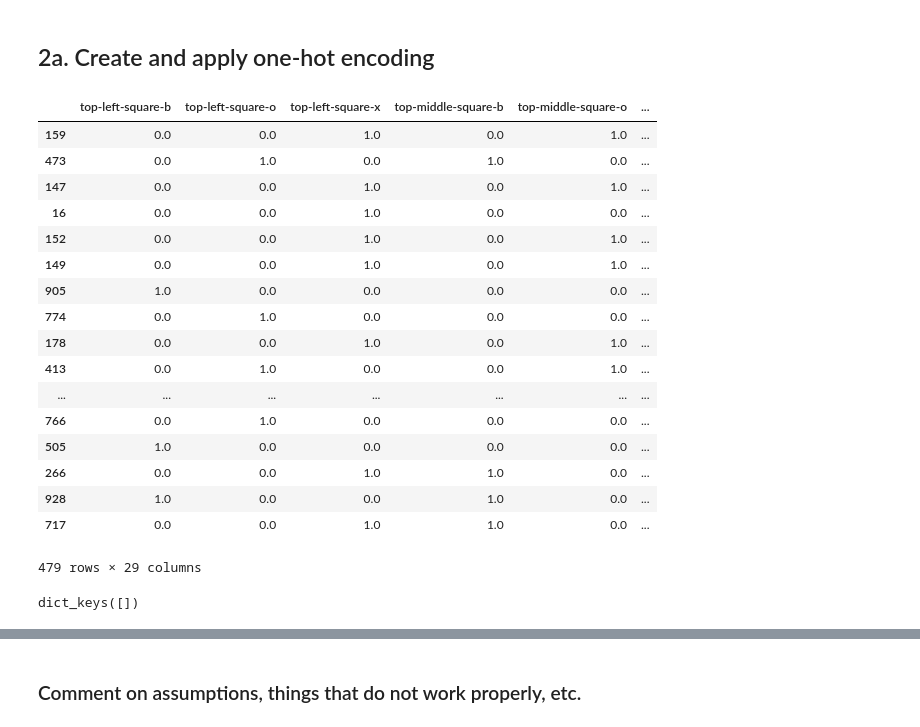
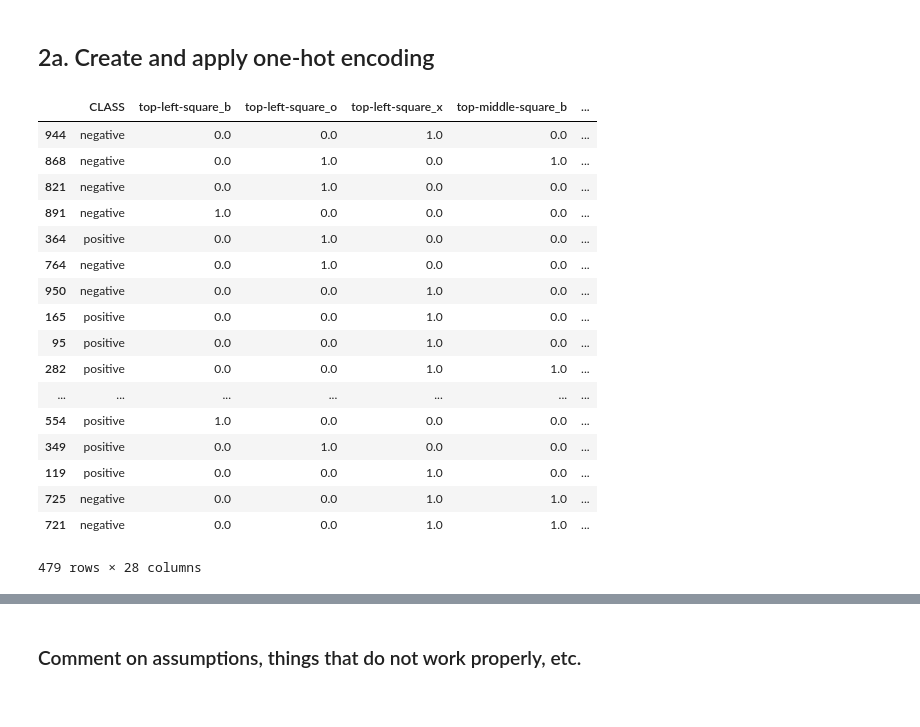
Before and after one commit to romainrey/ID2214_Programming_For_Data_Science, a Jupyter notebook: Labs/ID2214 Assignment 1.ipynb, the cells around one changed output, grey strips where cells are left out. Saved outputs shown, nothing was run; the diff lists cells and outputs as text; code cells hidden in the pictures.

Commit message:
After Modification made by Alvaro

```diff
--- a/Labs/ID2214 Assignment 1.ipynb
+++ b/Labs/ID2214 Assignment 1.ipynb
@@ -676,20 +627,16 @@ def create_one_hot(df_init):
     one_hot = {}
     for col in df.columns:
         type_col = df[col].dtype
-        if(type_col =='object'):
+        if((type_col =='object' or type_col =='category') and col not in ['ID','CLASS']): ### CHANGE ALVARO
             df[col] = df[col].astype('category')
             n_cat = len(df[col].cat.categories)
             one_hot[col] = df[col].cat.categories
-            categories = {}
-            for i in range(n_cat):
-                name = col+'_'+df[col].cat.categories[i]
-                new_col = df[col]==df[col].cat.categories[i]
+            for i in one_hot[col]:
+                name = col+'_'+i
+                new_col = df[col]==i
                 new_col = new_col.astype('float')
-                categories[name] = new_col
-            add_df = pd.DataFrame(categories)
-            df2 = df2.add(add_df)
+                df2[name]=new_col
             df2 = df2.drop(columns = col, axis = 1)
-
     return(df2, one_hot)
 
 def apply_one_hot(df_init, one_hot):
@@ -697,12 +644,9 @@ def apply_one_hot(df_init, one_hot):
     df2 = df.copy()
     for col in df.columns:
         if(col in one_hot.keys()):
-            cats = one_hot[col]
-            n_cat = len(cats)
-            categories = {}
-            for i in range(n_cat):
-                name = col+'-'+cats[i]
-                new_col = df[col]==cats[i]
+            for i in one_hot[col]:
+                name = col+'-'+i
+                new_col = df[col]==i
                 new_col = pd.Series(new_col.astype('float'))
                 df2[name] = new_col
             df2 = df2.drop(columns = col, axis = 1)
@@ -711,35 +655,29 @@ def apply_one_hot(df_init, one_hot):
 # %%
 # Test your code  (leave this part unchanged)
 
 tictactoe = pd.read_csv("tic-tac-toe.txt")
 
 train_df, test_df = split(tictactoe) # Using your above function
 
 new_train, one_hot = create_one_hot(train_df)
 
-new_test = apply_one_hot(test_df,one_hot)
-new_test
+new_train
 # %% [output]
-|  | top-left-square-b | top-left-square-o | top-left-square-x | top-middle-square-b | top-middle-square-o | ... |
-| 159 | 0.0 | 0.0 | 1.0 | 0.0 | 1.0 | ... |
-| 473 | 0.0 | 1.0 | 0.0 | 1.0 | 0.0 | ... |
-| 147 | 0.0 | 0.0 | 1.0 | 0.0 | 1.0 | ... |
-| 16 | 0.0 | 0.0 | 1.0 | 0.0 | 0.0 | ... |
-| 152 | 0.0 | 0.0 | 1.0 | 0.0 | 1.0 | ... |
-| 149 | 0.0 | 0.0 | 1.0 | 0.0 | 1.0 | ... |
-| 905 | 1.0 | 0.0 | 0.0 | 0.0 | 0.0 | ... |
-| 774 | 0.0 | 1.0 | 0.0 | 0.0 | 0.0 | ... |
-| 178 | 0.0 | 0.0 | 1.0 | 0.0 | 1.0 | ... |
-| 413 | 0.0 | 1.0 | 0.0 | 0.0 | 1.0 | ... |
+|  | CLASS | top-left-square_b | top-left-square_o | top-left-square_x | top-middle-square_b | ... |
+| 944 | negative | 0.0 | 0.0 | 1.0 | 0.0 | ... |
+| 868 | negative | 0.0 | 1.0 | 0.0 | 1.0 | ... |
+| 821 | negative | 0.0 | 1.0 | 0.0 | 0.0 | ... |
+| 891 | negative | 1.0 | 0.0 | 0.0 | 0.0 | ... |
+| 364 | positive | 0.0 | 1.0 | 0.0 | 0.0 | ... |
+| 764 | negative | 0.0 | 1.0 | 0.0 | 0.0 | ... |
+| 950 | negative | 0.0 | 0.0 | 1.0 | 0.0 | ... |
+| 165 | positive | 0.0 | 0.0 | 1.0 | 0.0 | ... |
+| 95 | positive | 0.0 | 0.0 | 1.0 | 0.0 | ... |
+| 282 | positive | 0.0 | 0.0 | 1.0 | 1.0 | ... |
 | ... | ... | ... | ... | ... | ... | ... |
-| 766 | 0.0 | 1.0 | 0.0 | 0.0 | 0.0 | ... |
-| 505 | 1.0 | 0.0 | 0.0 | 0.0 | 0.0 | ... |
-| 266 | 0.0 | 0.0 | 1.0 | 1.0 | 0.0 | ... |
-| 928 | 1.0 | 0.0 | 0.0 | 1.0 | 0.0 | ... |
-| 717 | 0.0 | 0.0 | 1.0 | 1.0 | 0.0 | ... |
+| 554 | positive | 1.0 | 0.0 | 0.0 | 0.0 | ... |
+| 349 | positive | 0.0 | 1.0 | 0.0 | 0.0 | ... |
+| 119 | positive | 0.0 | 0.0 | 1.0 | 0.0 | ... |
+| 725 | negative | 0.0 | 0.0 | 1.0 | 1.0 | ... |
+| 721 | negative | 0.0 | 0.0 | 1.0 | 1.0 | ... |
-479 rows × 29 columns
+479 rows × 28 columns
-# %%
-a = {}
-a.keys()
-# %% [output]
-dict_keys([])
```
Also changed, not shown: parts of 10 cells of this notebook.
